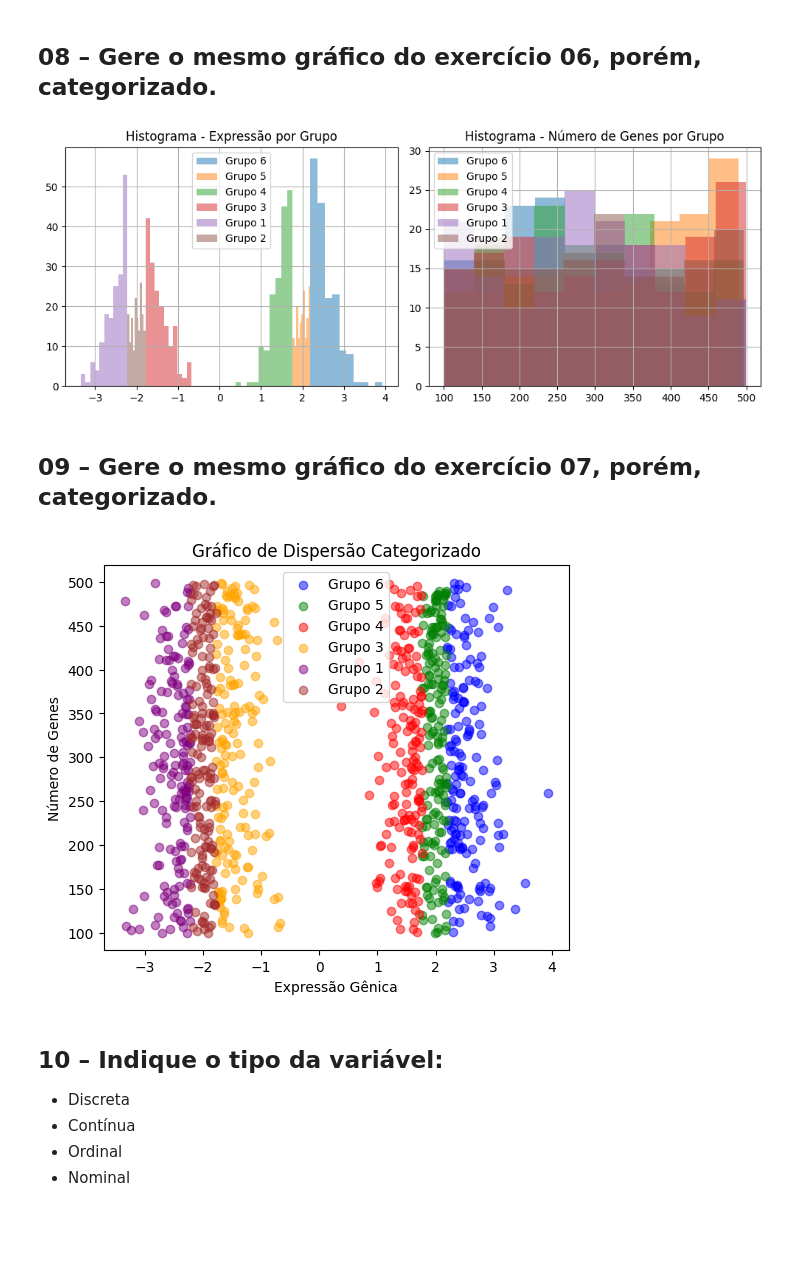
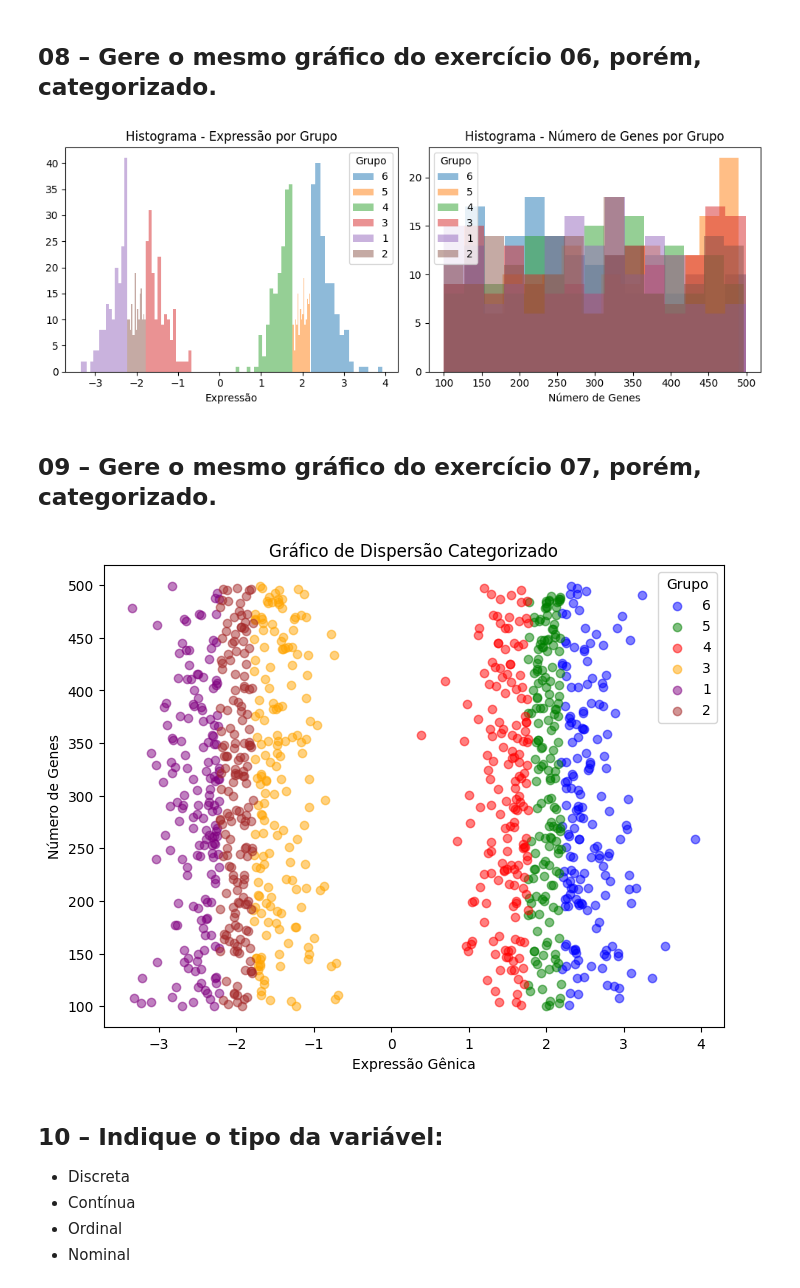
Before and after one commit to tveigaferreira-hue/python-disciplina, a Jupyter notebook: Exercícios/14-Variáveis_Quantitativas_2026-03-31.ipynb, the cells around one changed output. Saved outputs shown, nothing was run; the diff lists cells and outputs as text; code cells hidden in the pictures; blank space fills up the shorter version.

```diff
--- a/Exercícios/14-Variáveis_Quantitativas_2026-03-31.ipynb
+++ b/Exercícios/14-Variáveis_Quantitativas_2026-03-31.ipynb
@@ -119,0 +66,3 @@ df
+# %%
+df["grupo"] = pd.qcut(df["expressao"], q=6, labels=["1", "2", "3", "4", "5", "6"])
+df
@@ -248,43 +204,39 @@ plt.show()
 ## 08 – Gere o mesmo gráfico do exercício 06, porém, categorizado.
 # %%
 plt.figure(figsize=(10, 4))
-
 plt.subplot(1, 2, 1)
-for grupo in df["grupo"].unique():
-    dados = df[df["grupo"] == grupo]["expressao"]
-    dados.hist(alpha=0.5, label=grupo)
+for g in df["grupo"].unique():
+    dados = df[df["grupo"] == g]["expressao"]
+    plt.hist(dados, bins=15, alpha=0.5, label=g)
 plt.title("Histograma - Expressão por Grupo")
-plt.legend()
-
+plt.xlabel("Expressão")
+plt.legend(title="Grupo")
 plt.subplot(1, 2, 2)
-for grupo in df["grupo"].unique():
-    dados = df[df["grupo"] == grupo]["num_genes"]
-    dados.hist(alpha=0.5, label=grupo)
+for g in df["grupo"].unique():
+    dados = df[df["grupo"] == g]["num_genes"]
+    plt.hist(dados, bins=15, alpha=0.5, label=g)
 plt.title("Histograma - Número de Genes por Grupo")
-plt.legend()
-
+plt.xlabel("Número de Genes")
+plt.legend(title="Grupo")
 plt.tight_layout()
 plt.show()
 # %% [output]
-[figure, old version]
+[figure, new version]
 # %% [markdown]
 ## 09 – Gere o mesmo gráfico do exercício 07, porém, categorizado.
 # %%
-plt.figure(figsize=(6, 5))
+plt.figure(figsize=(8, 6))
 cores = ["blue", "green", "red", "orange", "purple", "brown"]
-
-for i, grupo in enumerate(df["grupo"].unique()):
-    dados = df[df["grupo"] == grupo]
-    plt.scatter(dados["expressao"], dados["num_genes"],
-                alpha=0.5, label=grupo, color=cores[i])
-
+for i, g in enumerate(df["grupo"].unique()):
+    dados = df[df["grupo"] == g]
+    plt.scatter(dados["expressao"], dados["num_genes"], alpha=0.5, label=g, color=cores[i])
 plt.title("Gráfico de Dispersão Categorizado")
 plt.xlabel("Expressão Gênica")
 plt.ylabel("Número de Genes")
-plt.legend()
+plt.legend(title="Grupo")
 plt.show()
 # %% [output]
-[figure, old version]
+[figure, new version]
 # %% [markdown]
 ## 10 – Indique o tipo da variável:
 
```
Also changed, not shown: parts of 13 cells of this notebook.
